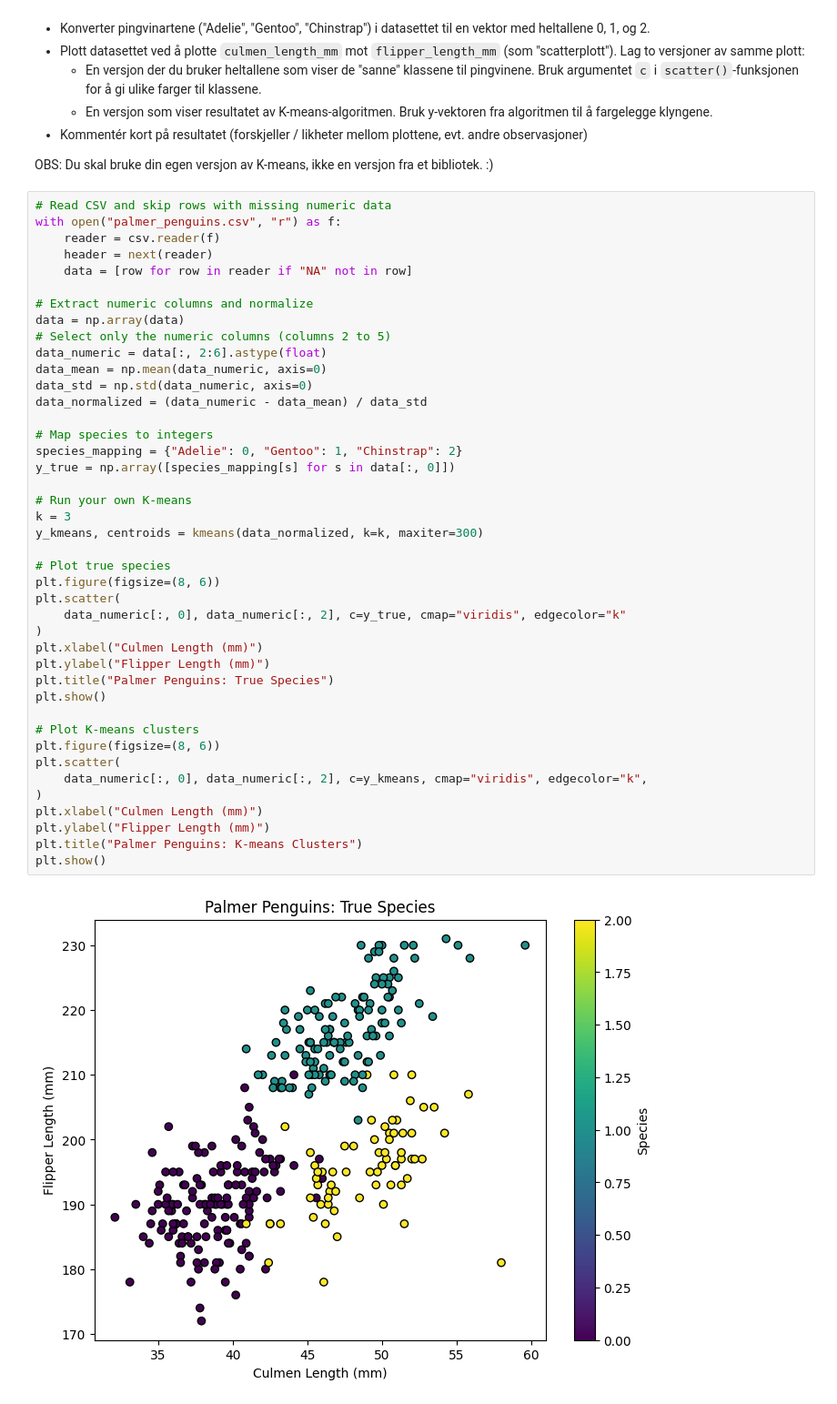
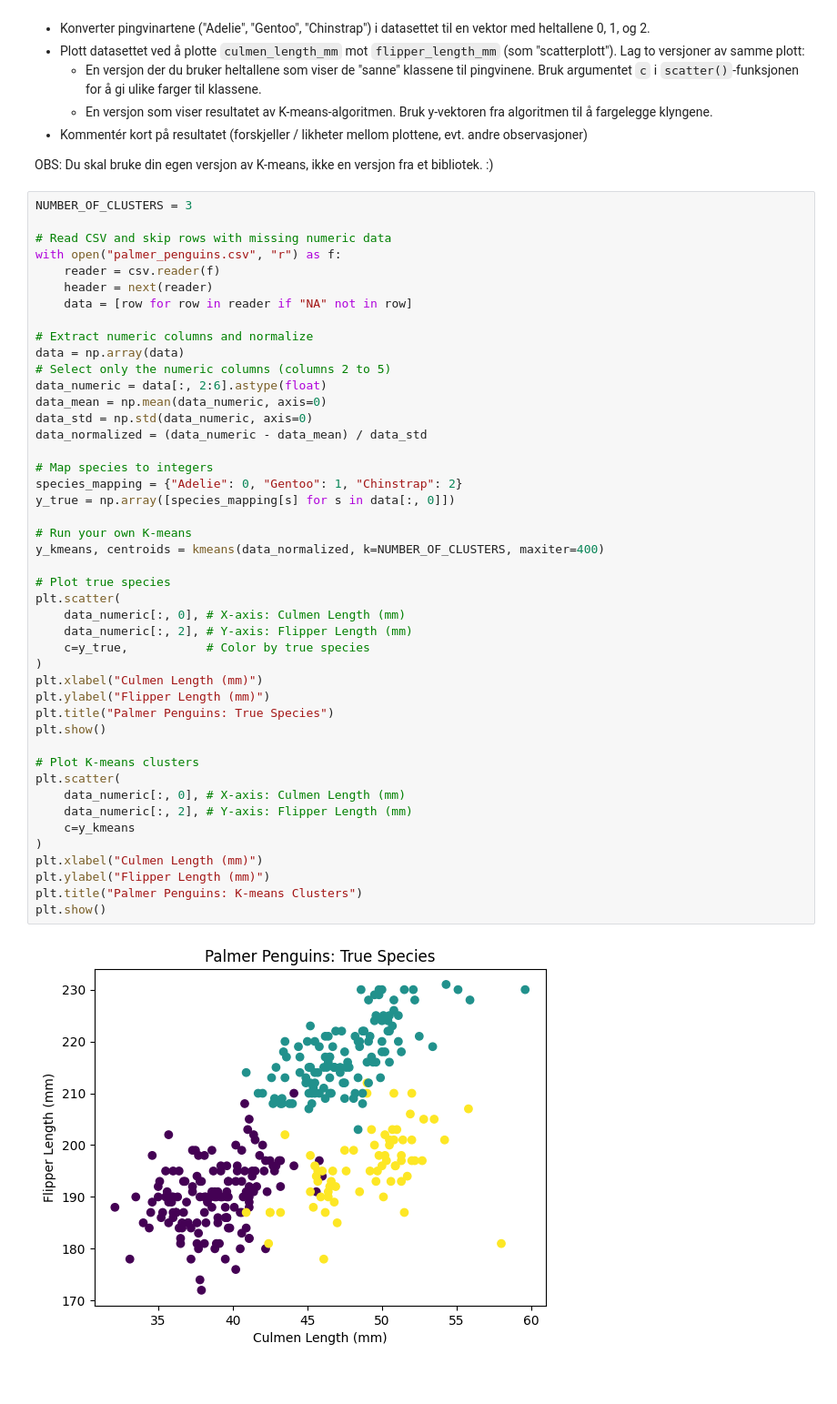
Before and after one commit to Painkiller995/DTE-2602-1-25H, a Jupyter notebook: ng6_clustering-main/clustering.ipynb, the cells around one changed output. Shown at 91% size. Saved outputs shown, nothing was run; the diff lists cells and outputs as text; blank space fills up the shorter version.

```diff
--- a/ng6_clustering-main/clustering.ipynb
+++ b/ng6_clustering-main/clustering.ipynb
@@ -494,6 +494,8 @@ def test_kmeans_1():  # 3p
 
 OBS: Du skal bruke din egen versjon av K-means, ikke en versjon fra et bibliotek. :)
 # %%
+NUMBER_OF_CLUSTERS = 3
+
 # Read CSV and skip rows with missing numeric data
 with open("palmer_penguins.csv", "r") as f:
     reader = csv.reader(f)
@@ -503,37 +505,38 @@ with open("palmer_penguins.csv", "r") as f:
 # Extract numeric columns and normalize
 data = np.array(data)
 # Select only the numeric columns (columns 2 to 5)
 data_numeric = data[:, 2:6].astype(float)
 data_mean = np.mean(data_numeric, axis=0)
 data_std = np.std(data_numeric, axis=0)
 data_normalized = (data_numeric - data_mean) / data_std
 
 # Map species to integers
 species_mapping = {"Adelie": 0, "Gentoo": 1, "Chinstrap": 2}
 y_true = np.array([species_mapping[s] for s in data[:, 0]])
 
 # Run your own K-means
-k = 3
-y_kmeans, centroids = kmeans(data_normalized, k=k, maxiter=300)
+y_kmeans, centroids = kmeans(data_normalized, k=NUMBER_OF_CLUSTERS, maxiter=400)
 
 # Plot true species
-plt.figure(figsize=(8, 6))
 plt.scatter(
-    data_numeric[:, 0], data_numeric[:, 2], c=y_true, cmap="viridis", edgecolor="k"
+    data_numeric[:, 0], # X-axis: Culmen Length (mm)
+    data_numeric[:, 2], # Y-axis: Flipper Length (mm)
+    c=y_true,           # Color by true species
 )
 plt.xlabel("Culmen Length (mm)")
 plt.ylabel("Flipper Length (mm)")
 plt.title("Palmer Penguins: True Species")
 plt.show()
 
 # Plot K-means clusters
-plt.figure(figsize=(8, 6))
 plt.scatter(
-    data_numeric[:, 0], data_numeric[:, 2], c=y_kmeans, cmap="viridis", edgecolor="k",
+    data_numeric[:, 0], # X-axis: Culmen Length (mm)
+    data_numeric[:, 2], # Y-axis: Flipper Length (mm)
+    c=y_kmeans
 )
 plt.xlabel("Culmen Length (mm)")
 plt.ylabel("Flipper Length (mm)")
 plt.title("Palmer Penguins: K-means Clusters")
 plt.show()
 # %% [output]
-[figure, old version]
+[figure, new version]
```
Also changed, not shown: parts of 1 cell of this notebook.
